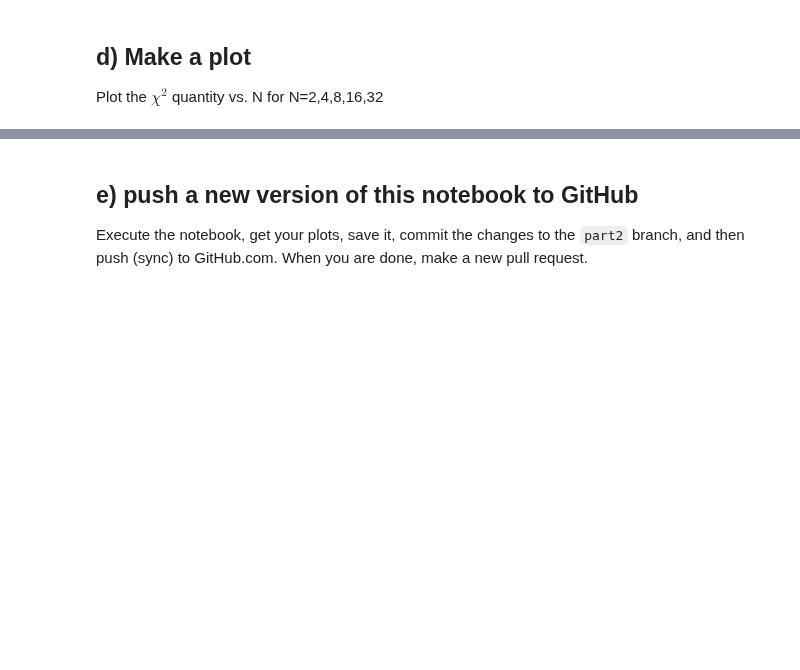
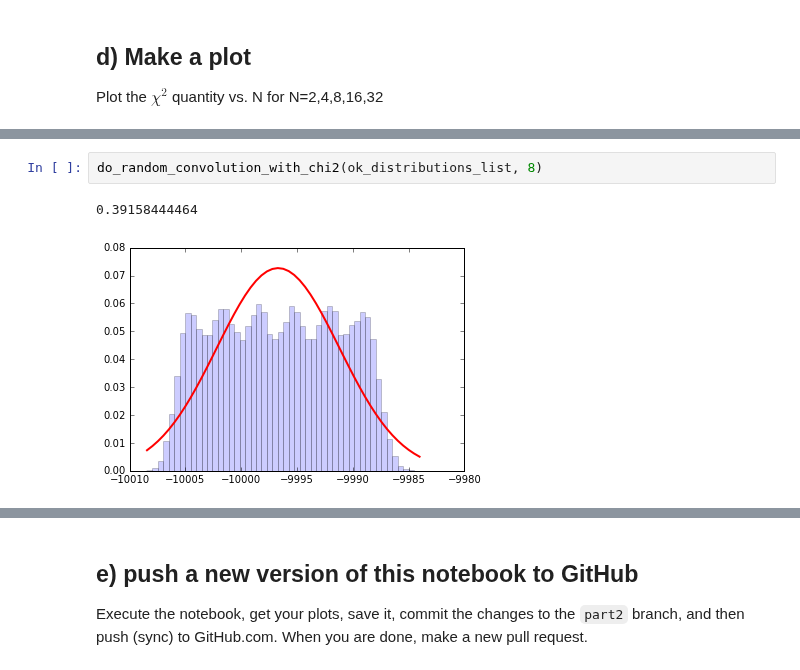
Before and after one commit to cranmer/intro-exp-phys-II, a Jupyter notebook: Central-Limit-Theorem.ipynb, the cells around one changed output, grey strips where cells are left out. Cells and saved outputs as stored; diff of their text form; blank space fills up the shorter version.

```diff
--- a/Central-Limit-Theorem.ipynb
+++ b/Central-Limit-Theorem.ipynb
@@ -245,0 +357,5 @@ Plot the $\chi^2$ quantity vs. N for N=2,4,8,16,32
+# %%
+do_random_convolution_with_chi2(ok_distributions_list, 8)
+# %% [output]
+0.39158444464
+[figure, added]
```
Also changed, not shown: parts of 21 cells of this notebook.
